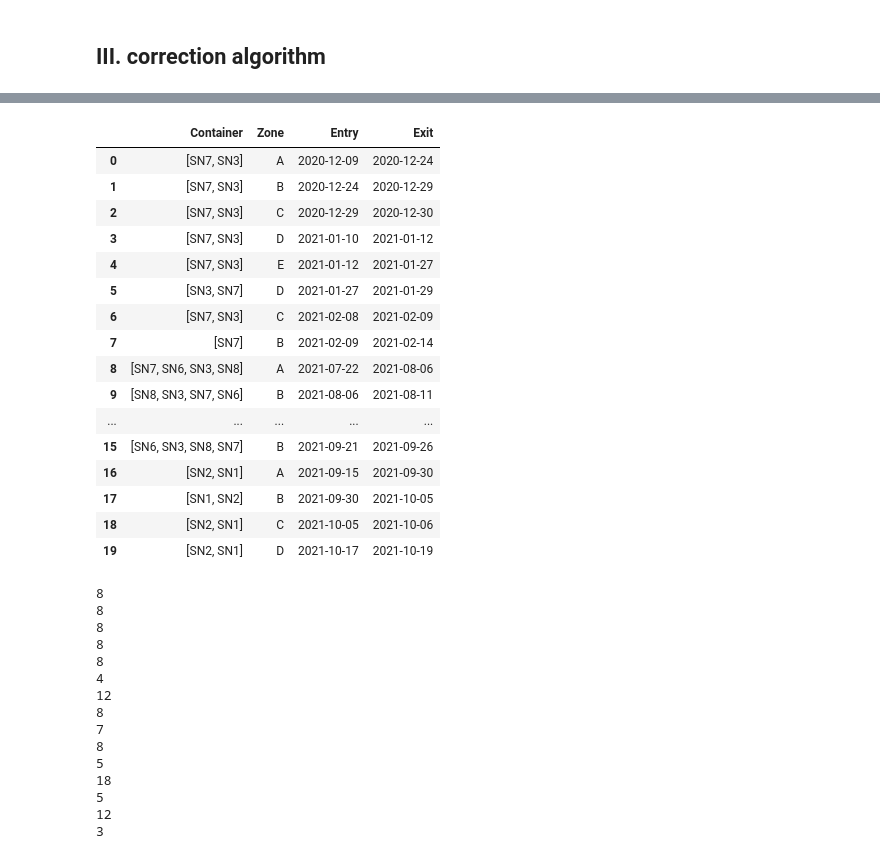
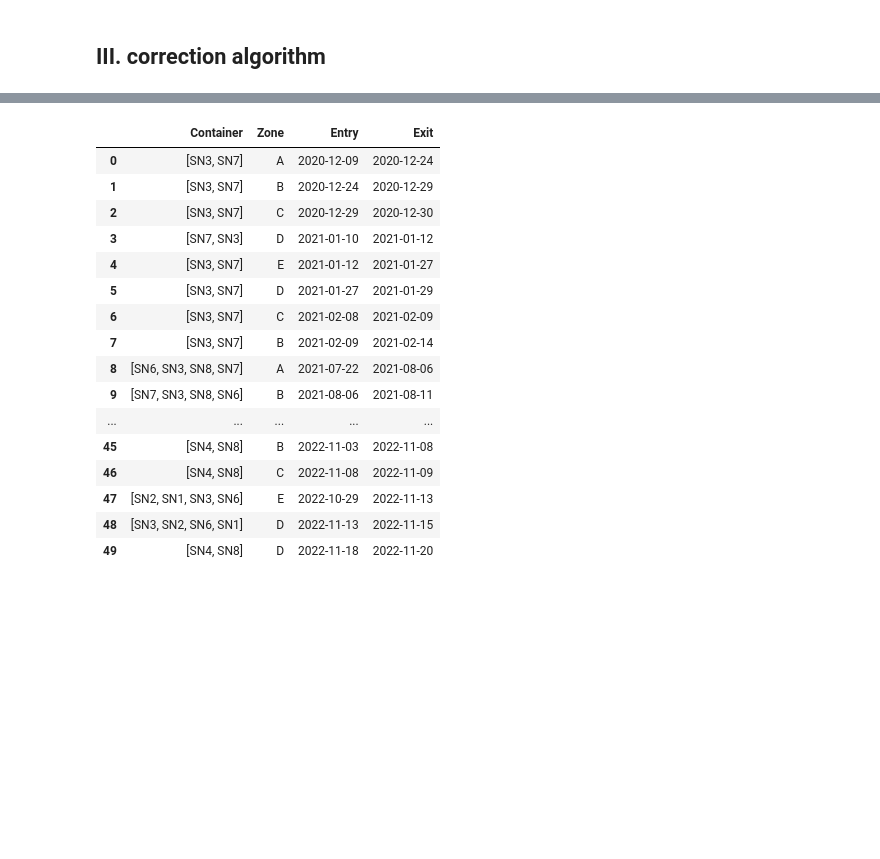
Before and after one commit to ThomasSecco/Hackathon, a Jupyter notebook: notebooks/paul.ipynb, the cells around one changed output, grey strips where cells are left out. Cells and saved outputs as stored; diff of their text form; code cells hidden in the pictures; blank space fills up the shorter version.

```diff
--- a/notebooks/paul.ipynb
+++ b/notebooks/paul.ipynb
@@ -108,6 +93,3 @@ plt.show()
 [figure]
 # %% [markdown]
 ## III.    correction algorithm
-# %%
-sorted_events = events.sort_values(['Exit'])
-sorted_events.head(60)
@@ -132,4 +95,0 @@ sorted_events.head(60)
-# %%
-dates_of_exit = list(sorted_events['Exit'].unique())
-print(dates_of_exit[0])
-sorted_events.loc[sorted_events['Exit'] == dates_of_exit[0]].head()
@@ -212,39 +188,0 @@ dataset_ = reconstruct_data(dic)
-# %%
-dataset_.head(20)
-# %% [output]
-|  | Container | Zone | Entry | Exit |
-| 0 | [SN7, SN3] | A | 2020-12-09 | 2020-12-24 |
-| 1 | [SN7, SN3] | B | 2020-12-24 | 2020-12-29 |
-| 2 | [SN7, SN3] | C | 2020-12-29 | 2020-12-30 |
-| 3 | [SN7, SN3] | D | 2021-01-10 | 2021-01-12 |
-| 4 | [SN7, SN3] | E | 2021-01-12 | 2021-01-27 |
-| 5 | [SN3, SN7] | D | 2021-01-27 | 2021-01-29 |
-| 6 | [SN7, SN3] | C | 2021-02-08 | 2021-02-09 |
-| 7 | [SN7] | B | 2021-02-09 | 2021-02-14 |
-| 8 | [SN7, SN6, SN3, SN8] | A | 2021-07-22 | 2021-08-06 |
-| 9 | [SN8, SN3, SN7, SN6] | B | 2021-08-06 | 2021-08-11 |
-| ... | ... | ... | ... | ... |
-| 15 | [SN6, SN3, SN8, SN7] | B | 2021-09-21 | 2021-09-26 |
-| 16 | [SN2, SN1] | A | 2021-09-15 | 2021-09-30 |
-| 17 | [SN1, SN2] | B | 2021-09-30 | 2021-10-05 |
-| 18 | [SN2, SN1] | C | 2021-10-05 | 2021-10-06 |
-| 19 | [SN2, SN1] | D | 2021-10-17 | 2021-10-19 |
-# %%
-for e in dic:
-    print(len(e))
-# %% [output]
-8
-8
-8
-8
-8
-4
-12
-8
-7
-8
-5
-18
-5
-12
-3
@@ -297,0 +189,20 @@ dataset_ = reconstruct_data(dic)
+# %%
+dataset.head(50)
+# %% [output]
+|  | Container | Zone | Entry | Exit |
+| 0 | [SN3, SN7] | A | 2020-12-09 | 2020-12-24 |
+| 1 | [SN3, SN7] | B | 2020-12-24 | 2020-12-29 |
+| 2 | [SN3, SN7] | C | 2020-12-29 | 2020-12-30 |
+| 3 | [SN7, SN3] | D | 2021-01-10 | 2021-01-12 |
+| 4 | [SN3, SN7] | E | 2021-01-12 | 2021-01-27 |
+| 5 | [SN3, SN7] | D | 2021-01-27 | 2021-01-29 |
+| 6 | [SN3, SN7] | C | 2021-02-08 | 2021-02-09 |
+| 7 | [SN3, SN7] | B | 2021-02-09 | 2021-02-14 |
+| 8 | [SN6, SN3, SN8, SN7] | A | 2021-07-22 | 2021-08-06 |
+| 9 | [SN7, SN3, SN8, SN6] | B | 2021-08-06 | 2021-08-11 |
+| ... | ... | ... | ... | ... |
+| 45 | [SN4, SN8] | B | 2022-11-03 | 2022-11-08 |
+| 46 | [SN4, SN8] | C | 2022-11-08 | 2022-11-09 |
+| 47 | [SN2, SN1, SN3, SN6] | E | 2022-10-29 | 2022-11-13 |
+| 48 | [SN3, SN2, SN6, SN1] | D | 2022-11-13 | 2022-11-15 |
+| 49 | [SN4, SN8] | D | 2022-11-18 | 2022-11-20 |
```
Also changed, not shown: parts of 9 cells of this notebook.
